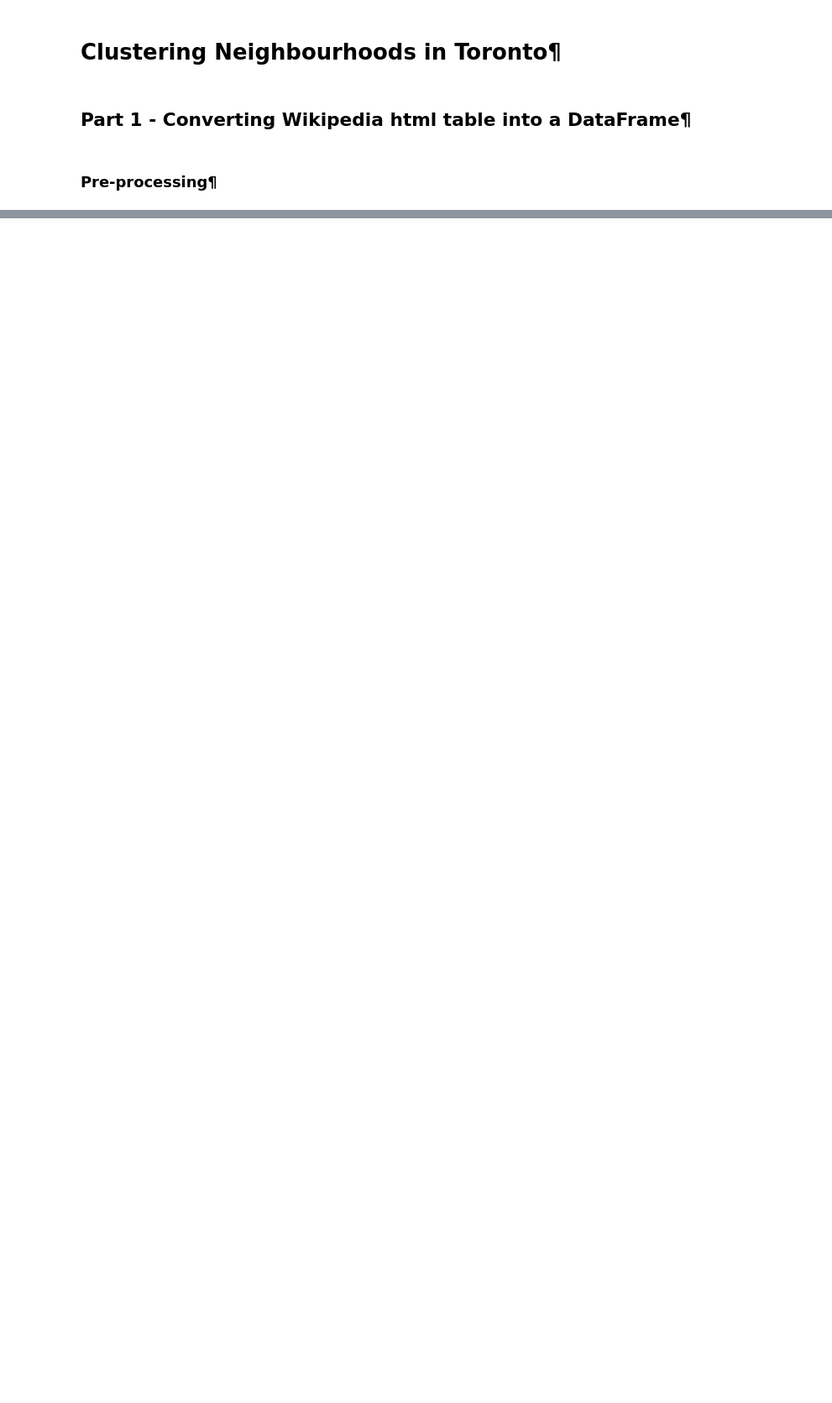
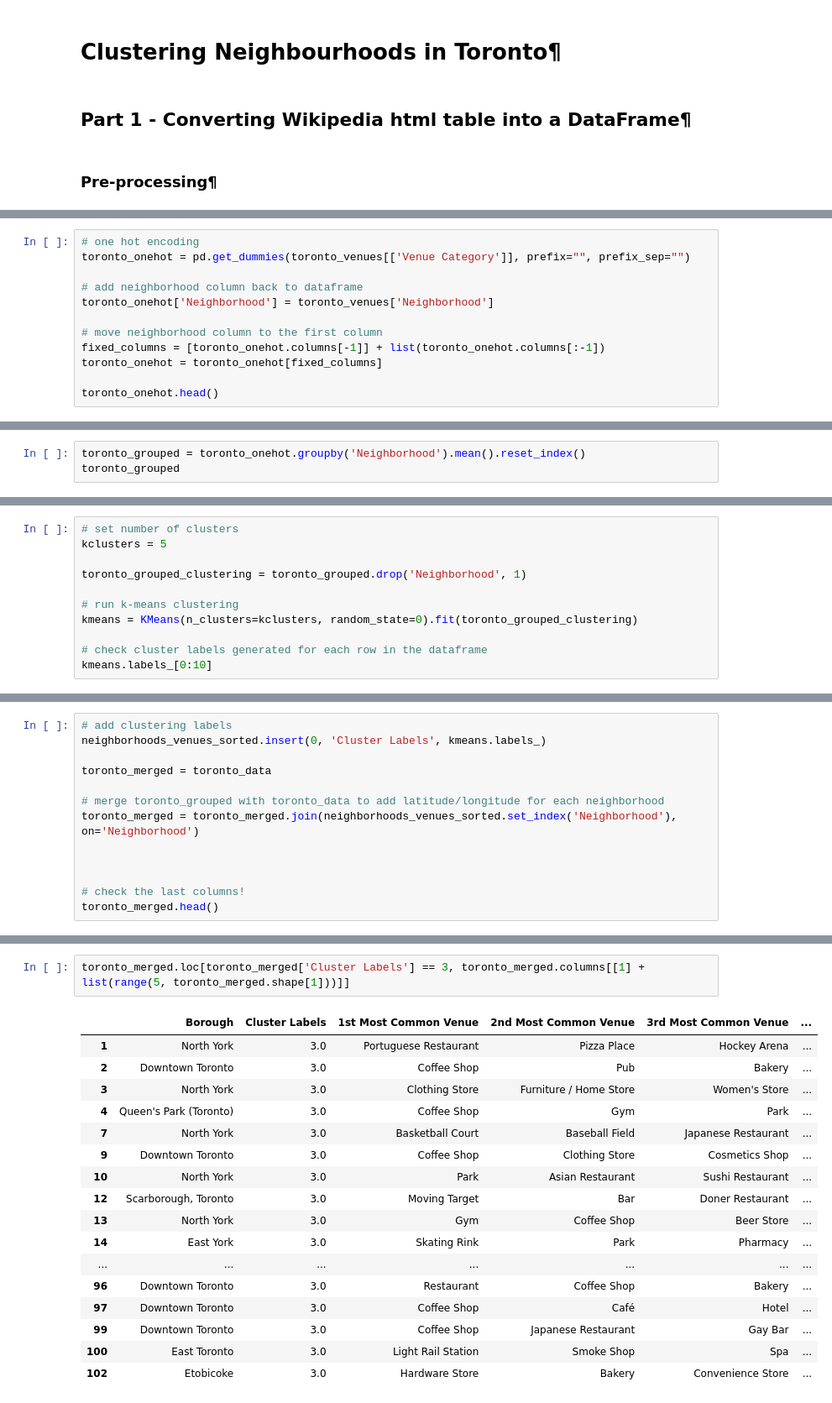
Before and after one commit to ggisha/Coursera_Capstone, a Jupyter notebook: Neighborhoods in Toronto.ipynb, the cells around one changed output, grey strips where cells are left out. Shown at 84% size. Drawn from its saved outputs; the diff is of its cells as text; blank space fills up the shorter version.

```diff
--- a/Neighborhoods in Toronto.ipynb
+++ b/Neighborhoods in Toronto.ipynb
@@ -254,0 +381,12 @@ DT_merge.loc[DT_merge['Cluster'] == 4, DT_merge.columns[[2] + list(range(5, DT_m
+# %%
+# one hot encoding
+toronto_onehot = pd.get_dummies(toronto_venues[['Venue Category']], prefix="", prefix_sep="")
+
+# add neighborhood column back to dataframe
+toronto_onehot['Neighborhood'] = toronto_venues['Neighborhood']
+
+# move neighborhood column to the first column
+fixed_columns = [toronto_onehot.columns[-1]] + list(toronto_onehot.columns[:-1])
+toronto_onehot = toronto_onehot[fixed_columns]
+
+toronto_onehot.head()
@@ -254,0 +408,3 @@ DT_merge.loc[DT_merge['Cluster'] == 4, DT_merge.columns[[2] + list(range(5, DT_m
+# %%
+toronto_grouped = toronto_onehot.groupby('Neighborhood').mean().reset_index()
+toronto_grouped
@@ -254,0 +507,11 @@ DT_merge.loc[DT_merge['Cluster'] == 4, DT_merge.columns[[2] + list(range(5, DT_m
+# %%
+# set number of clusters
+kclusters = 5
+
+toronto_grouped_clustering = toronto_grouped.drop('Neighborhood', 1)
+
+# run k-means clustering
+kmeans = KMeans(n_clusters=kclusters, random_state=0).fit(toronto_grouped_clustering)
+
+# check cluster labels generated for each row in the dataframe
+kmeans.labels_[0:10]
@@ -254,0 +522,13 @@ DT_merge.loc[DT_merge['Cluster'] == 4, DT_merge.columns[[2] + list(range(5, DT_m
+# %%
+# add clustering labels
+neighborhoods_venues_sorted.insert(0, 'Cluster Labels', kmeans.labels_)
+
+toronto_merged = toronto_data
+
+# merge toronto_grouped with toronto_data to add latitude/longitude for each neighborhood
+toronto_merged = toronto_merged.join(neighborhoods_venues_sorted.set_index('Neighborhood'), on='Neighborhood')
+
+
+
+# check the last columns!
+toronto_merged.head()
@@ -254,0 +614,20 @@ DT_merge.loc[DT_merge['Cluster'] == 4, DT_merge.columns[[2] + list(range(5, DT_m
+# %%
+toronto_merged.loc[toronto_merged['Cluster Labels'] == 3, toronto_merged.columns[[1] + list(range(5, toronto_merged.shape[1]))]]
+# %% [output]
+|  | Borough | Cluster Labels | 1st Most Common Venue | 2nd Most Common Venue | 3rd Most Common Venue | ... |
+| 1 | North York | 3.0 | Portuguese Restaurant | Pizza Place | Hockey Arena | ... |
+| 2 | Downtown Toronto | 3.0 | Coffee Shop | Pub | Bakery | ... |
+| 3 | North York | 3.0 | Clothing Store | Furniture / Home Store | Women's Store | ... |
+| 4 | Queen's Park (Toronto) | 3.0 | Coffee Shop | Gym | Park | ... |
+| 7 | North York | 3.0 | Basketball Court | Baseball Field | Japanese Restaurant | ... |
+| 9 | Downtown Toronto | 3.0 | Coffee Shop | Clothing Store | Cosmetics Shop | ... |
+| 10 | North York | 3.0 | Park | Asian Restaurant | Sushi Restaurant | ... |
+| 12 | Scarborough, Toronto | 3.0 | Moving Target | Bar | Doner Restaurant | ... |
+| 13 | North York | 3.0 | Gym | Coffee Shop | Beer Store | ... |
+| 14 | East York | 3.0 | Skating Rink | Park | Pharmacy | ... |
+| ... | ... | ... | ... | ... | ... | ... |
+| 96 | Downtown Toronto | 3.0 | Restaurant | Coffee Shop | Bakery | ... |
+| 97 | Downtown Toronto | 3.0 | Coffee Shop | Café | Hotel | ... |
+| 99 | Downtown Toronto | 3.0 | Coffee Shop | Japanese Restaurant | Gay Bar | ... |
+| 100 | East Toronto | 3.0 | Light Rail Station | Smoke Shop | Spa | ... |
+| 102 | Etobicoke | 3.0 | Hardware Store | Bakery | Convenience Store | ... |
```
Also changed, not shown: parts of 98 cells of this notebook.
